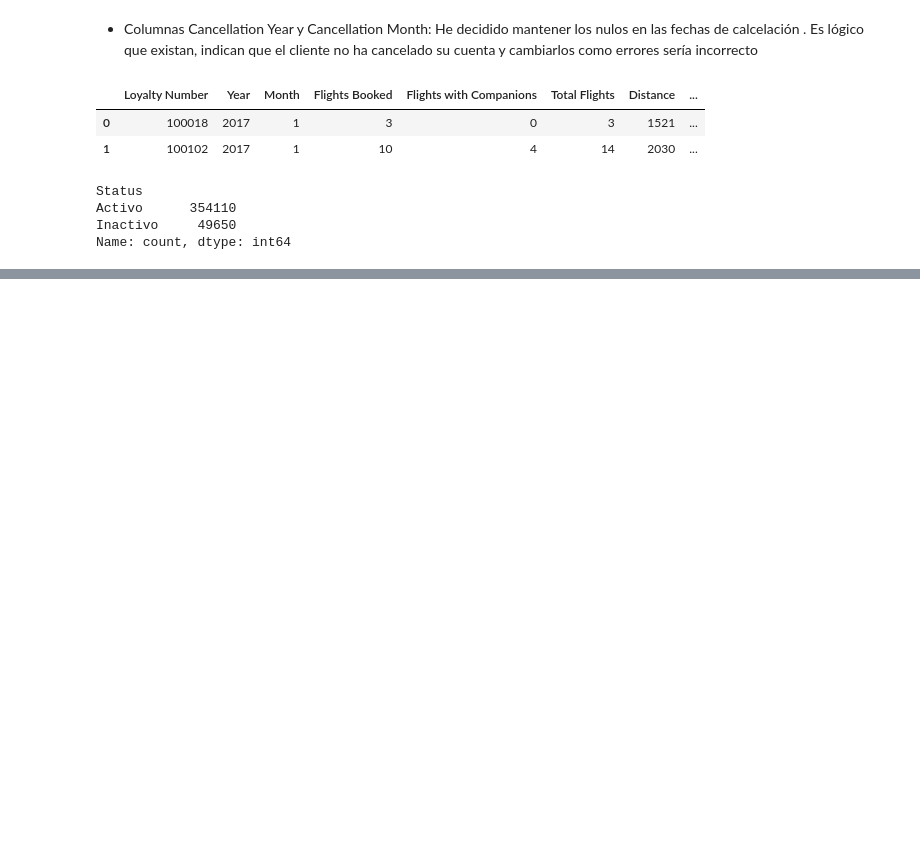
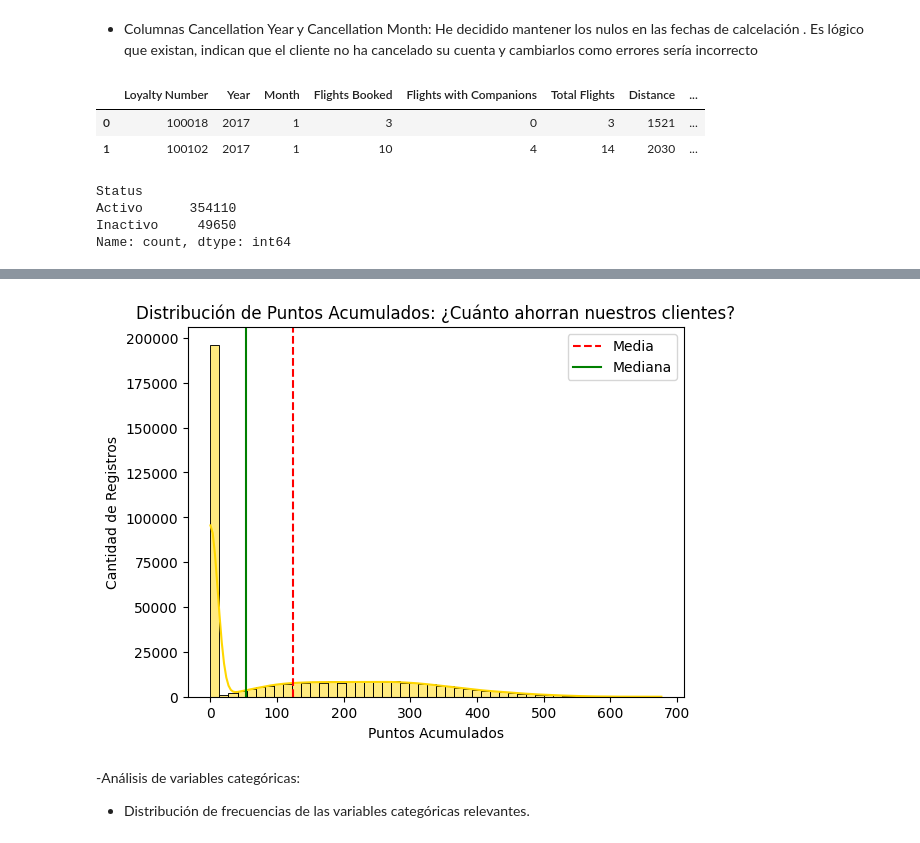
Before and after one commit to Adalab/bda-modulo-3-evaluacion-final-LorenaSerraSanchez, a Jupyter notebook: Examen_mod3.ipynb, the cells around one changed output, grey strips where cells are left out. Drawn from its saved outputs; the diff is of its cells as text; code cells hidden in the pictures; blank space fills up the shorter version.

```diff
--- a/Examen_mod3.ipynb
+++ b/Examen_mod3.ipynb
@@ -397,0 +457,17 @@ Name: count, dtype: int64
+# %%
+#la mayoria no está canjeando los puntos, quizas la cantidad de puntos para desbloquear un premio debe ser alto para poder gastarlo.
+sns.histplot(df_unificado["Points Accumulated"], kde=True, color='gold', bins=50)
+plt.axvline(df_unificado["Points Accumulated"].mean(), color='red', linestyle='--', label='Media')
+plt.axvline(df_unificado["Points Accumulated"].median(), color='green', linestyle='-', label='Mediana')
+
+plt.title('Distribución de Puntos Acumulados: ¿Cuánto ahorran nuestros clientes?')
+plt.xlabel('Puntos Acumulados')
+plt.ylabel('Cantidad de Registros')
+plt.legend()
+plt.show()
+# %% [output]
+[figure, added]
+# %% [markdown]
+-Análisis de variables categóricas:
+
+- Distribución de frecuencias de las variables categóricas relevantes.
```
Also changed, not shown: parts of 19 cells of this notebook.
